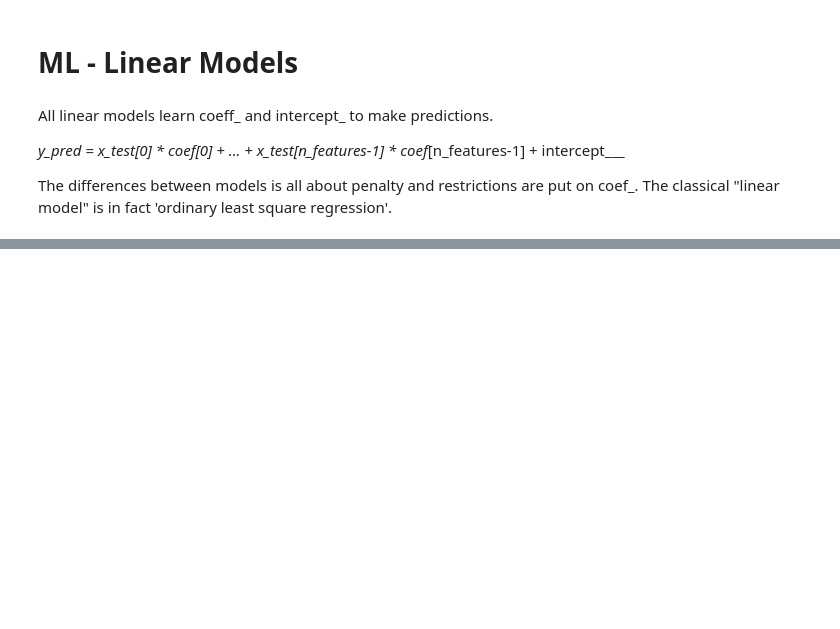
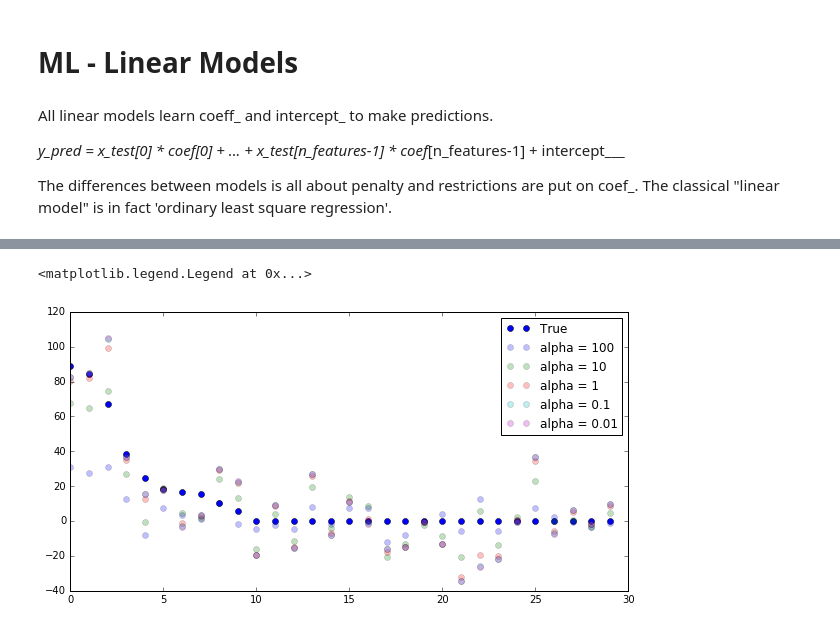
Before and after one commit to MrGreenRubato/notebooks, a Jupyter notebook: SciPy 2016 - Tutorial Part 13 - ML - Linear Models.ipynb, the cells around one changed output, grey strips where cells are left out. Saved outputs shown, nothing was run; the diff lists cells and outputs as text; code cells hidden in the pictures; blank space fills up the shorter version.

```diff
--- a/SciPy 2016 - Tutorial Part 13 - ML - Linear Models.ipynb
+++ b/SciPy 2016 - Tutorial Part 13 - ML - Linear Models.ipynb
@@ -29,0 +124,9 @@ X_train shape: (60, 30)
+# %%
+plt.figure(figsize=(10,5))
+plt.plot(true_coefficient[coefficient_sorting], 'o', label='True', c='b')
+for i, alpha in enumerate([100, 10, 1, .1, .01]):
+    plt.plot(ridge_models[alpha].coef_[coefficient_sorting], 'o', label='alpha = {}'.format(alpha), alpha=0.25)
+plt.legend(loc='best')
+# %% [output]
+<matplotlib.legend.Legend at 0x...>
+[figure, added]
```
Also changed, not shown: parts of 9 cells of this notebook.
